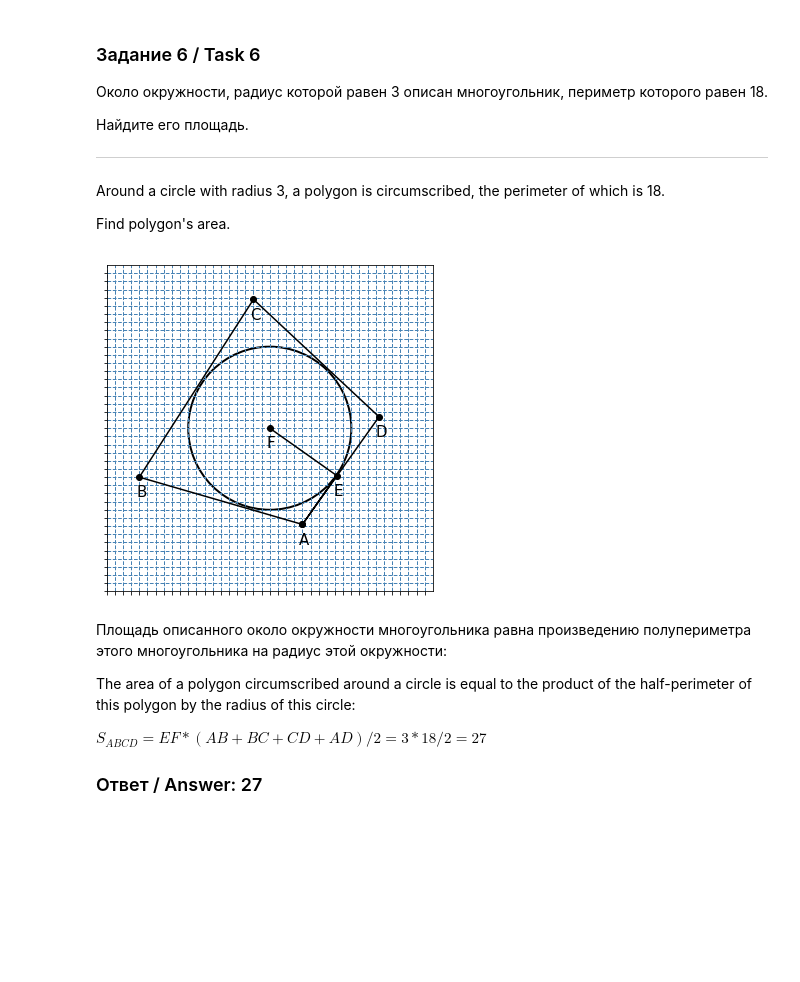
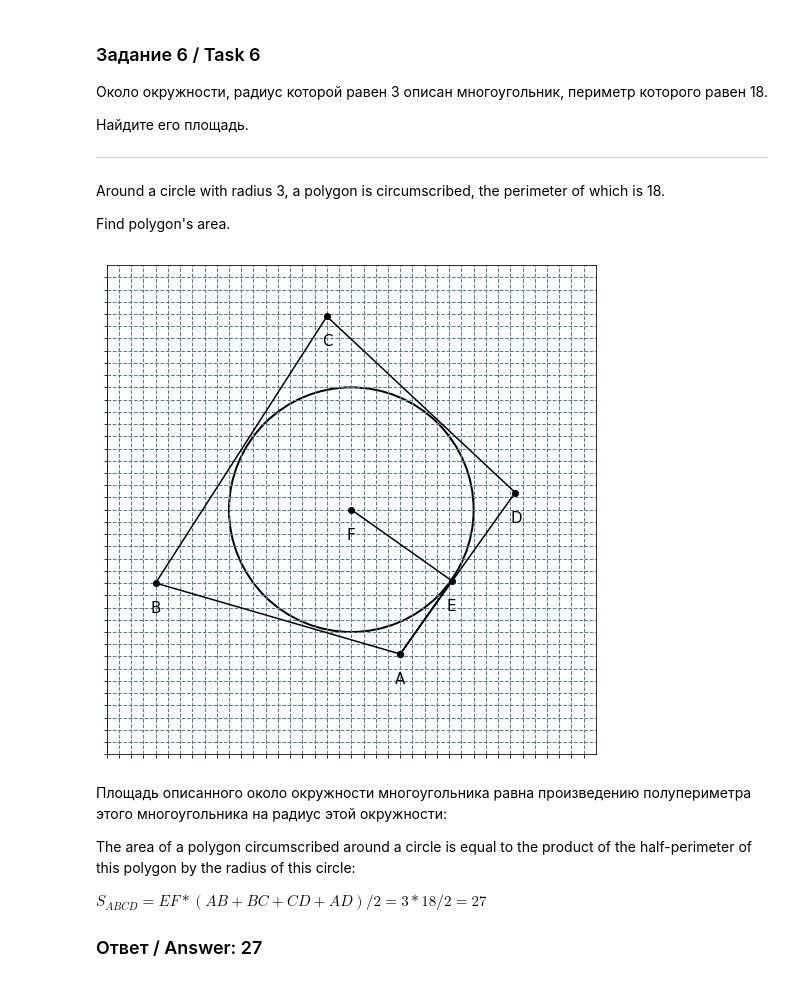
Before and after one commit to OlgaBelitskaya/math_20172018, a Jupyter notebook: 2018_Variant18.ipynb, the cells around one changed output. Cells and saved outputs as stored; diff of their text form; code cells hidden in the pictures; blank space fills up the shorter version.

```diff
--- a/2018_Variant18.ipynb
+++ b/2018_Variant18.ipynb
@@ -269,29 +269,29 @@ Around a circle with radius 3, a polygon is circumscribed, the perimeter of whic
 
 Find polygon's area.
 # %%
-f = plt.figure(figsize=(6,6))
+f = plt.figure(figsize=(9,9))
 ax = f.add_subplot(1, 1, 1, aspect=1)
 ax.grid(c='steelblue', ls='--', lw=1)
 
 circle = pat.Circle((0, 0), 5, lw=2,
                 edgecolor='black', facecolor='none')
 ax.add_artist(circle)
 
 XY = [[[2,-8,-1,6.7,2,4.1,0], [-5.9,-3,7.9,0.7,-5.9,-2.9,0]]]
 L = ['A','B','C','D','','E','F']
 
 for x,y in XY:
     plt.plot(x,y,'-o',c='black')
 for i in range(7):
     plt.text(XY[0][0][i]-0.2,XY[0][1][i]-1.2,
              L[i],fontsize=15)
 
 plt.xlim(-10,10)
 plt.ylim(-10,10)
 plt.xticks(numpy.arange(-10, 10, step=0.5), visible=False)
 plt.yticks(numpy.arange(-10, 10, step=0.5), visible=False);
 # %% [output]
-[figure, old version]
+[figure, new version]
 # %% [markdown]
 Площадь описанного около окружности многоугольника равна произведению полупериметра этого многоугольника на радиус этой окружности:
 
```
Also changed, not shown: parts of 7 cells of this notebook.
